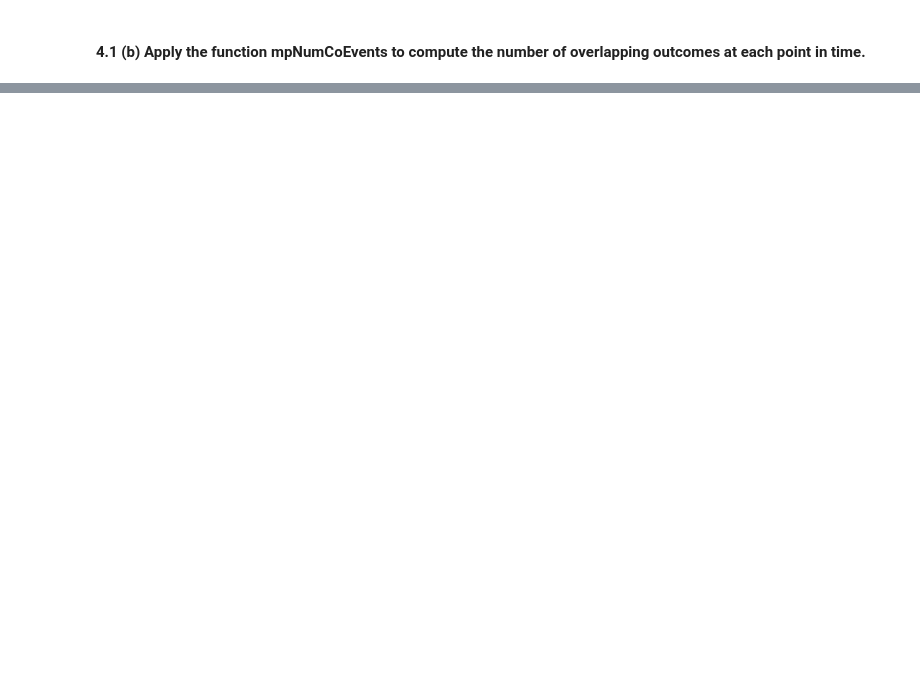
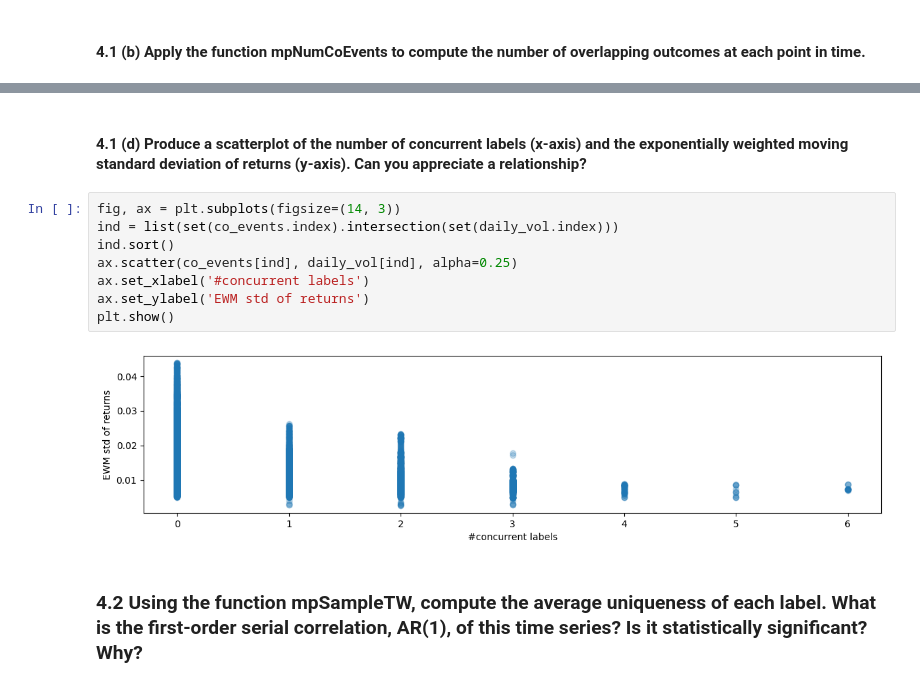
Before and after one commit to yakir4123/Advances-In-Financial-Machine-Learning, a Jupyter notebook: Chapter 4 - Sample Weights.ipynb, the cells around one changed output, grey strips where cells are left out. Drawn from its saved outputs; the diff is of its cells as text; blank space fills up the shorter version.

```diff
--- a/Chapter 4 - Sample Weights.ipynb
+++ b/Chapter 4 - Sample Weights.ipynb
@@ -93,0 +62,14 @@ array([1714609990028, 1714610710719, 1714612143147, 1714612966069,
+# %% [markdown]
+#### 4.1 (d) Produce a scatterplot of the number of concurrent labels (x-axis) and the exponentially weighted moving standard deviation of returns (y-axis). Can you appreciate a relationship?
+# %%
+fig, ax = plt.subplots(figsize=(14, 3))
+ind = list(set(co_events.index).intersection(set(daily_vol.index)))
+ind.sort()
+ax.scatter(co_events[ind], daily_vol[ind], alpha=0.25)
+ax.set_xlabel('#concurrent labels')
+ax.set_ylabel('EWM std of returns')
+plt.show()
+# %% [output]
+[figure, added]
+# %% [markdown]
+### 4.2 Using the function mpSampleTW, compute the average uniqueness of each label. What is the first-order serial correlation, AR(1), of this time series? Is it statistically significant? Why?
```
Also changed, not shown: parts of 25 cells of this notebook, 6 other files.
